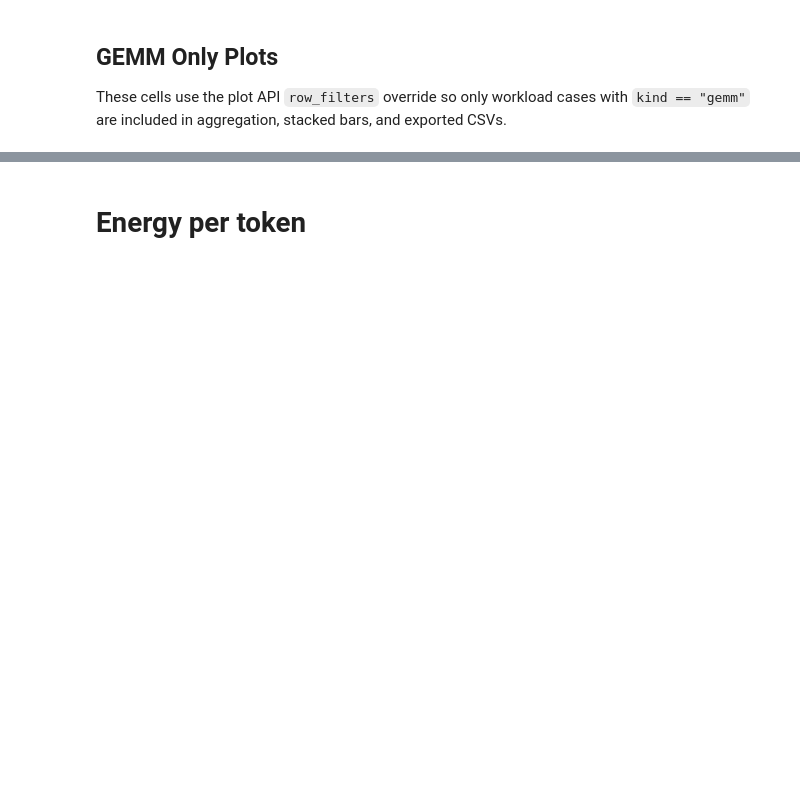
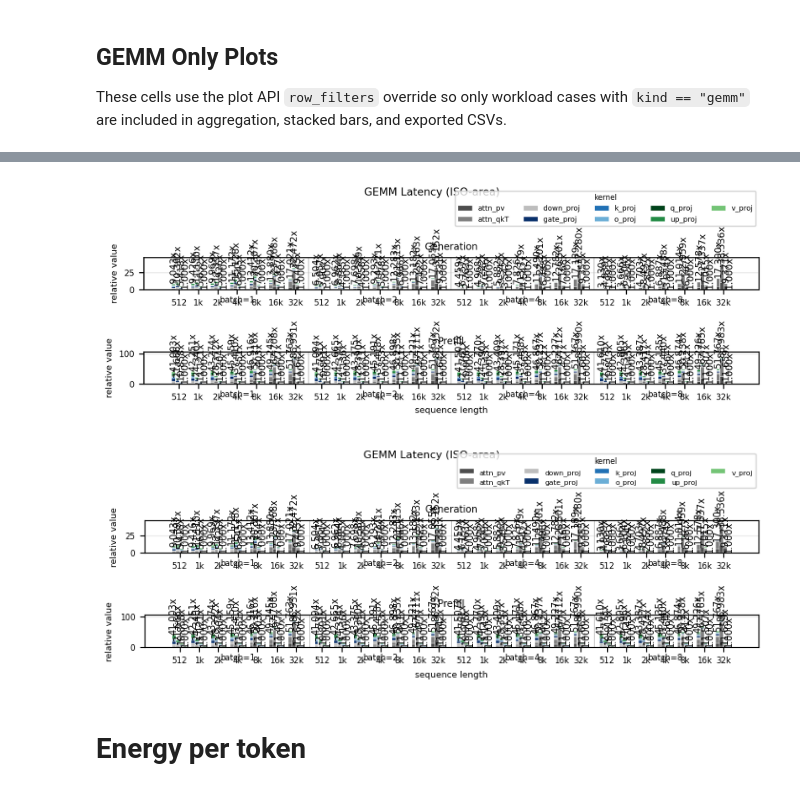
Before and after one commit to jang1664/vortex, a Jupyter notebook: analysis_workspace/latency_on_hw/plot.ipynb, the cells around one changed output, grey strips where cells are left out. Drawn from its saved outputs; the diff is of its cells as text; code cells hidden in the pictures; blank space fills up the shorter version.

```diff
--- a/analysis_workspace/latency_on_hw/plot.ipynb
+++ b/analysis_workspace/latency_on_hw/plot.ipynb
@@ -436,0 +1196,14 @@ wrote /home/jaeyongjang/project.local/vortex/analysis_workspace/latency_on_hw/ou
+# %%
+# Build/load the GEMM-only figure CSV.
+main_all_gemm_only_result = load_or_export_suite_figure_data(
+    out_name="main_all_gemm_only",
+    figure_title="GEMM Latency (ISO-area)",
+    row_filters=GEMM_ONLY_FILTERS,
+    stacked=True,
+    include_c4_alone=False,
+    stack_legend_scope="global",
+    palette=GEMM_ONLY_STACK_PALETTE,
+    legend_position="title_right",
+)
+print(f"figure data source: {main_all_gemm_only_result.cache_status}")
+main_all_gemm_only_result.figure_data.head()
@@ -437,2 +1218,18 @@ wrote /home/jaeyongjang/project.local/vortex/analysis_workspace/latency_on_hw/ou
+# %%
+# Draw GEMM-only latency from main_all_gemm_only_result.figure_data.
+if DRAW_FIGURES:
+    fig, axes, text_handles, fig_path = draw_stacked_kernel_bars(
+        main_all_gemm_only_result.figure_data,
+        title="GEMM Latency (ISO-area)",
+        out_dir=main_all_gemm_only_result.out_dir,
+        filename="main_all_gemm_only_from_cache",
+        knobs=GEMM_ONLY_KNOBS,
+    )
+    main_all_gemm_only_result.figure_path = fig_path
+    if DISPLAY_FIGURES:
+        display_plot(main_all_gemm_only_result, fig, prefer_saved=SAVE_FIGURES)
+# %% [output]
+[figure, added]
+[figure, added]
 # %% [markdown]
 # Energy per token
```
Also changed, not shown: parts of 21 cells of this notebook, 27 other files.
